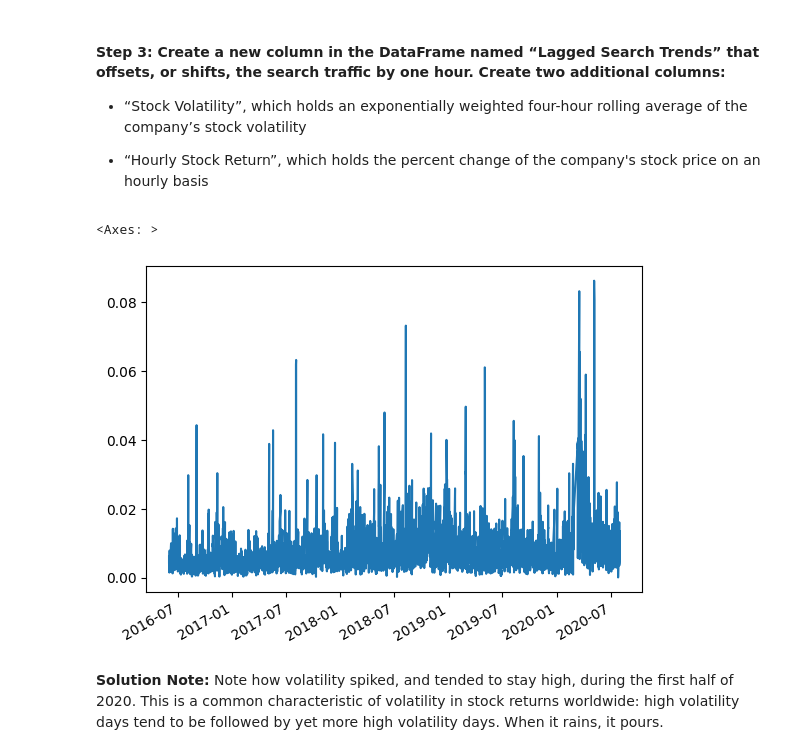
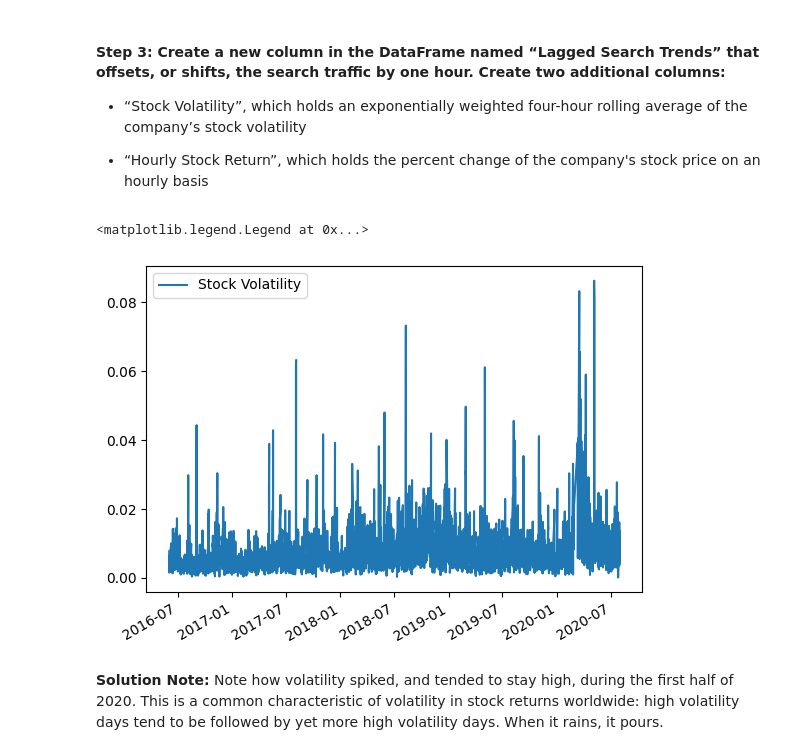
Before and after one commit to RyanWeigel32/prophet-challenge, a Jupyter notebook: Starter_Code/forecasting_net_prophet.ipynb, the cells around one changed output. Cells and saved outputs as stored; diff of their text form; code cells hidden in the pictures.

```diff
--- a/Starter_Code/forecasting_net_prophet.ipynb
+++ b/Starter_Code/forecasting_net_prophet.ipynb
@@ -249,8 +267,13 @@ display(df_mercado_stock.tail())
 # Concatenate the df_mercado_stock DataFrame with the df_mercado_trends DataFrame
 # Concatenate the DataFrame by columns (axis=1), and drop and rows with only one column of data
 
+mercado_stock_trends_df = pd.concat([df_mercado_stock, df_mercado_trends], axis=1)
+
+mercado_stock_trends_df = mercado_stock_trends_df.dropna()
 
 # View the first and last five rows of the DataFrame
+display(mercado_stock_trends_df.head())
+display(mercado_stock_trends_df.tail())
 # %% [output]
 |  | close | Search Trends |
 | 2016-06-01 09:00:00 | 135.16 | 6.0 |
@@ -306,14 +334,21 @@ array([<Axes: >, <Axes: >], dtype=object)
 # %%
 # Create a new column in the mercado_stock_trends_df DataFrame called Lagged Search Trends
 # This column should shift the Search Trends information by one hour
+
+mercado_stock_trends_df['Lagged Search Trends'] = mercado_stock_trends_df['Search Trends'].shift(1)
 # %%
 # Create a new column in the mercado_stock_trends_df DataFrame called Stock Volatility
 # This column should calculate the standard deviation of the closing stock price return data over a 4 period rolling window
+
+mercado_stock_trends_df['Stock Volatility'] = mercado_stock_trends_df['close'].pct_change().rolling(window=4).std()
 # %%
 # Visualize the stock volatility
+mercado_vol_data = mercado_stock_trends_df['Stock Volatility']
+ax = mercado_vol_data.plot(label="Stock Volatility")
+ax.legend()
 # %% [output]
-<Axes: >
+<matplotlib.legend.Legend at 0x...>
-[figure, old version]
+[figure, new version]
 # %% [markdown]
 **Solution Note:** Note how volatility spiked, and tended to stay high, during the first half of 2020. This is a common characteristic of volatility in stock returns worldwide: high volatility days tend to be followed by yet more high volatility days. When it rains, it pours.
 # %%
```
Also changed, not shown: parts of 19 cells of this notebook.
